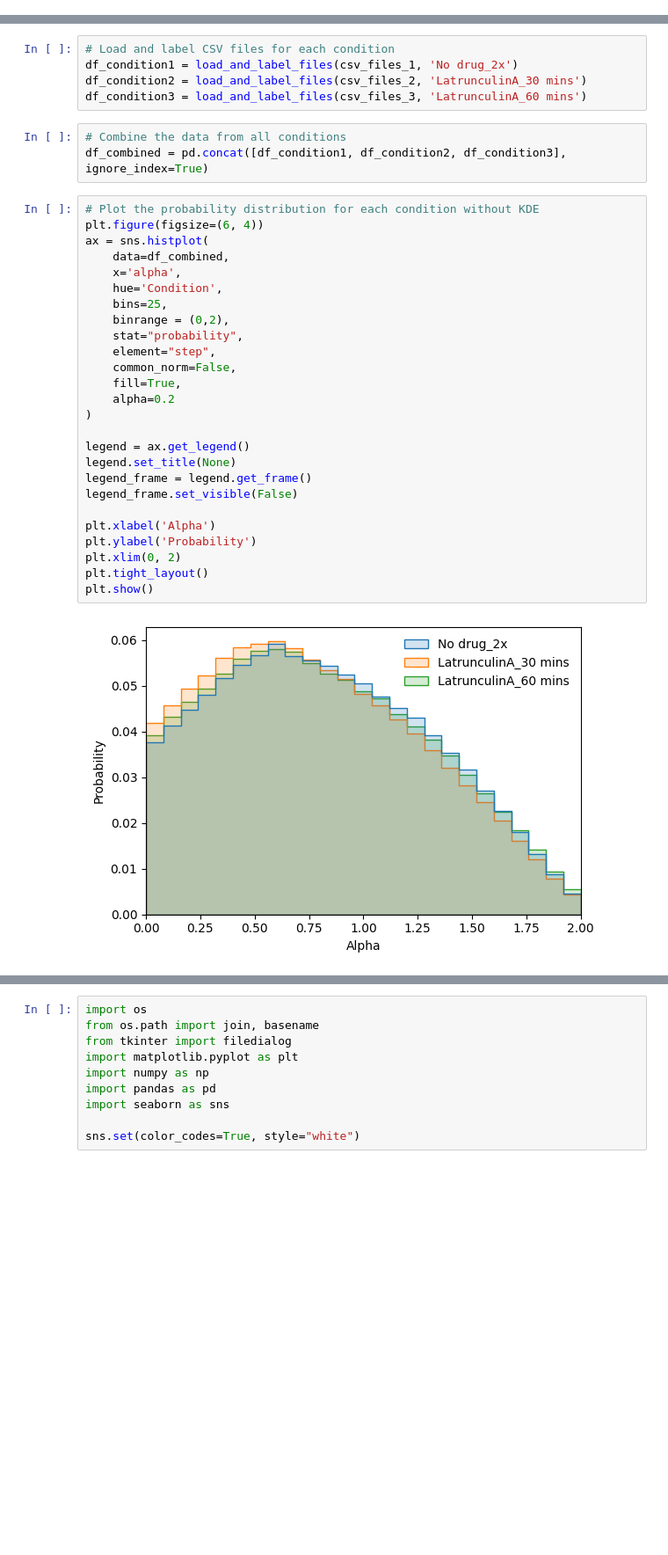
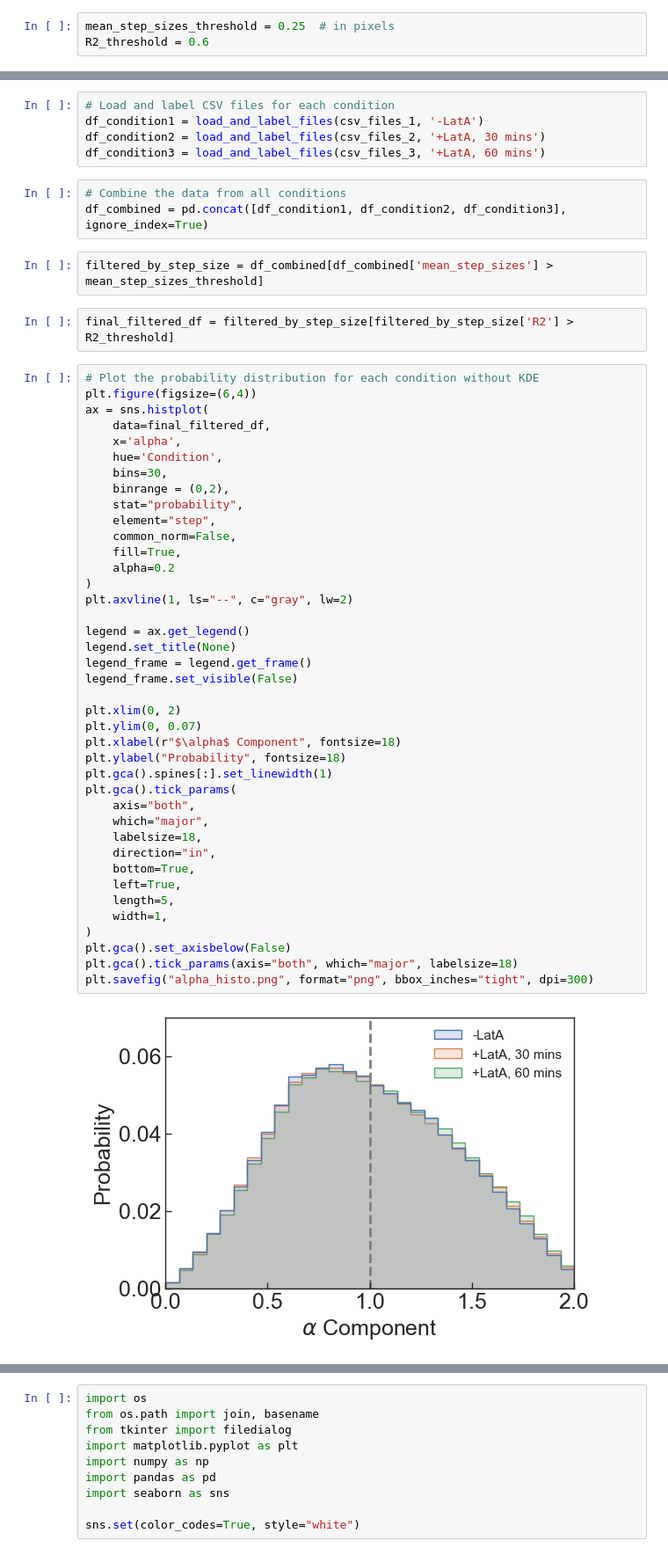
Before and after one commit to walterlab-um/Hyperosmotic_Confinement-Jump, a Jupyter notebook: plots/Running window_alpha component_plot.ipynb, the cells around one changed output, grey strips where cells are left out. Shown at 88% size. Drawn from its saved outputs; the diff is of its cells as text; blank space fills up the shorter version.

```diff
--- a/plots/Running window_alpha component_plot.ipynb
+++ b/plots/Running window_alpha component_plot.ipynb
@@ -101,3 +106,6 @@ from tkinter import filedialog
+# %%
+mean_step_sizes_threshold = 0.25  # in pixels
+R2_threshold = 0.6
 # %%
 # Use file dialog to select CSV files for each condition
 csv_files_1 = filedialog.askopenfilenames(
@@ -122,38 +130,56 @@ def load_and_label_files(file_paths, label):
     return combined_df
 # %%
 # Load and label CSV files for each condition
-df_condition1 = load_and_label_files(csv_files_1, 'No drug_2x')
-df_condition2 = load_and_label_files(csv_files_2, 'LatrunculinA_30 mins')
-df_condition3 = load_and_label_files(csv_files_3, 'LatrunculinA_60 mins')
+df_condition1 = load_and_label_files(csv_files_1, '-LatA')
+df_condition2 = load_and_label_files(csv_files_2, '+LatA, 30 mins')
+df_condition3 = load_and_label_files(csv_files_3, '+LatA, 60 mins')
 # %%
 # Combine the data from all conditions
 df_combined = pd.concat([df_condition1, df_condition2, df_condition3], ignore_index=True)
+# %%
+filtered_by_step_size = df_combined[df_combined['mean_step_sizes'] > mean_step_sizes_threshold]
+# %%
+final_filtered_df = filtered_by_step_size[filtered_by_step_size['R2'] > R2_threshold]
 # %%
 # Plot the probability distribution for each condition without KDE
-plt.figure(figsize=(6, 4))
+plt.figure(figsize=(6,4))
 ax = sns.histplot(
-    data=df_combined,
+    data=final_filtered_df,
     x='alpha',
     hue='Condition',
-    bins=25,
+    bins=30,
     binrange = (0,2),
     stat="probability",
     element="step",
     common_norm=False,
     fill=True,
     alpha=0.2
 )
+plt.axvline(1, ls="--", c="gray", lw=2)
 
 legend = ax.get_legend()
 legend.set_title(None)
 legend_frame = legend.get_frame()
 legend_frame.set_visible(False)
 
-plt.xlabel('Alpha')
-plt.ylabel('Probability')
 plt.xlim(0, 2)
-plt.tight_layout()
-plt.show()
+plt.ylim(0, 0.07)
+plt.xlabel(r"$\alpha$ Component", fontsize=18)
+plt.ylabel("Probability", fontsize=18)
+plt.gca().spines[:].set_linewidth(1)
+plt.gca().tick_params(
+    axis="both",
+    which="major",
+    labelsize=18,
+    direction="in",
+    bottom=True,
+    left=True,
+    length=5,
+    width=1,
+)
+plt.gca().set_axisbelow(False)
+plt.gca().tick_params(axis="both", which="major", labelsize=18)
+plt.savefig("alpha_histo.png", format="png", bbox_inches="tight", dpi=300)
 # %% [output]
-[figure, old version]
+[figure, new version]
 # %% [markdown]
```
Also changed, not shown: parts of 7 cells of this notebook.
